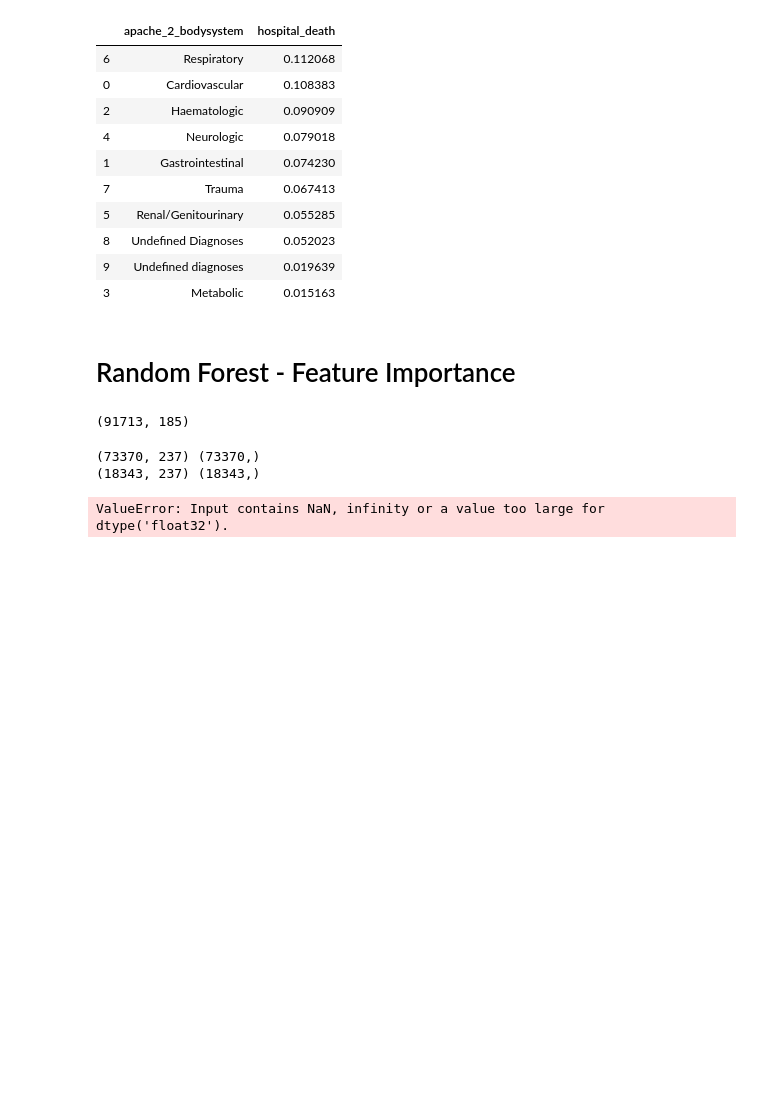
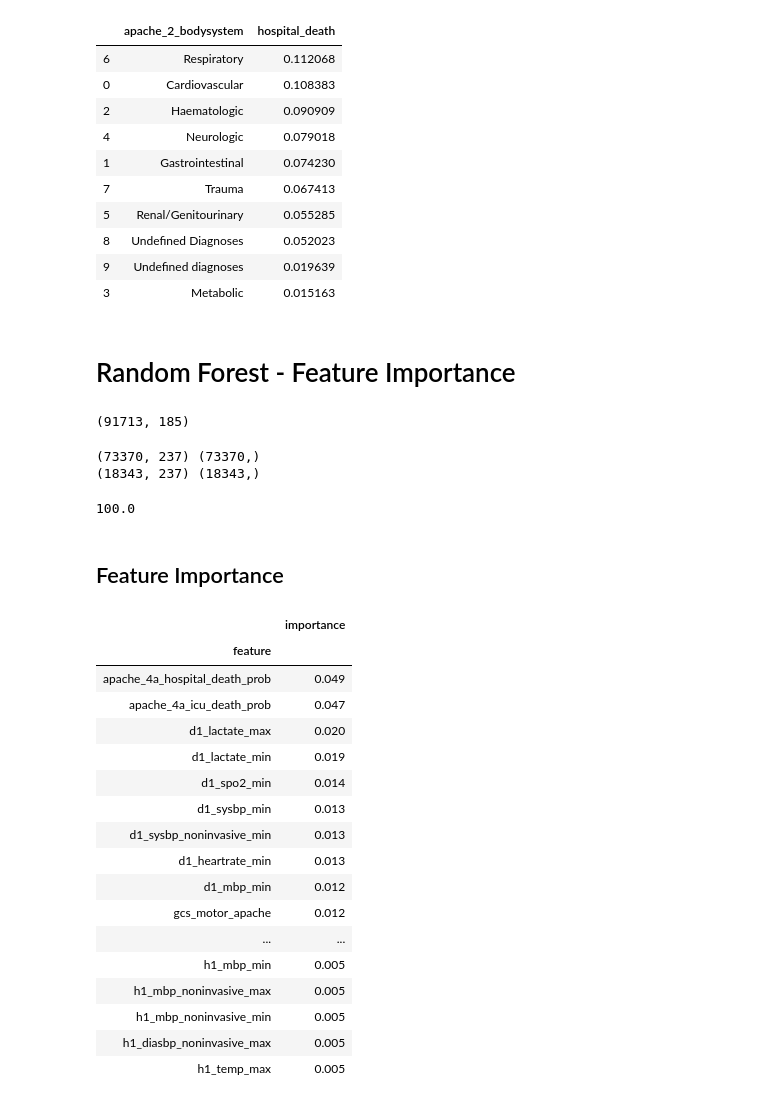
Before and after one commit to vivianah/wids-predict-patient-survival, a Jupyter notebook: EDA_Analysis.ipynb, the cells around one changed output. Drawn from its saved outputs; the diff is of its cells as text; code cells hidden in the pictures; blank space fills up the shorter version.

Commit message:
Updated with Random Forest

```diff
--- a/EDA_Analysis.ipynb
+++ b/EDA_Analysis.ipynb
@@ -780,6 +786,8 @@ df1.shape
 (91713, 185)
 # %%
 df1 = pd.get_dummies(df1)
+# %%
+df1 = df1.fillna(0)
 # %%
 # create training and testing vars
 X_train, X_test, Y_train, Y_test = train_test_split(df1, y, test_size=0.2)
@@ -796,5 +804,32 @@ Y_prediction = random_forest.predict(X_test)
 
 random_forest.score(X_train, Y_train)
 acc_random_forest = round(random_forest.score(X_train, Y_train) * 100, 2)
-# %% [output]
-ValueError: Input contains NaN, infinity or a value too large for dtype('float32').
+# %%
+acc_random_forest
+# %% [output]
+100.0
+# %% [markdown]
+## Feature Importance
+# %%
+importances = pd.DataFrame({'feature':X_train.columns,'importance':np.round(random_forest.feature_importances_,3)})
+importances = importances.sort_values('importance',ascending=False).set_index('feature')
+importances.head(100)
+# %% [output]
+|  | importance |
+| feature |  |
+| apache_4a_hospital_death_prob | 0.049 |
+| apache_4a_icu_death_prob | 0.047 |
+| d1_lactate_max | 0.020 |
+| d1_lactate_min | 0.019 |
+| d1_spo2_min | 0.014 |
+| d1_sysbp_min | 0.013 |
+| d1_sysbp_noninvasive_min | 0.013 |
+| d1_heartrate_min | 0.013 |
+| d1_mbp_min | 0.012 |
+| gcs_motor_apache | 0.012 |
+| ... | ... |
+| h1_mbp_min | 0.005 |
+| h1_mbp_noninvasive_max | 0.005 |
+| h1_mbp_noninvasive_min | 0.005 |
+| h1_diasbp_noninvasive_max | 0.005 |
+| h1_temp_max | 0.005 |
```
Also changed, not shown: parts of 3 cells of this notebook.
